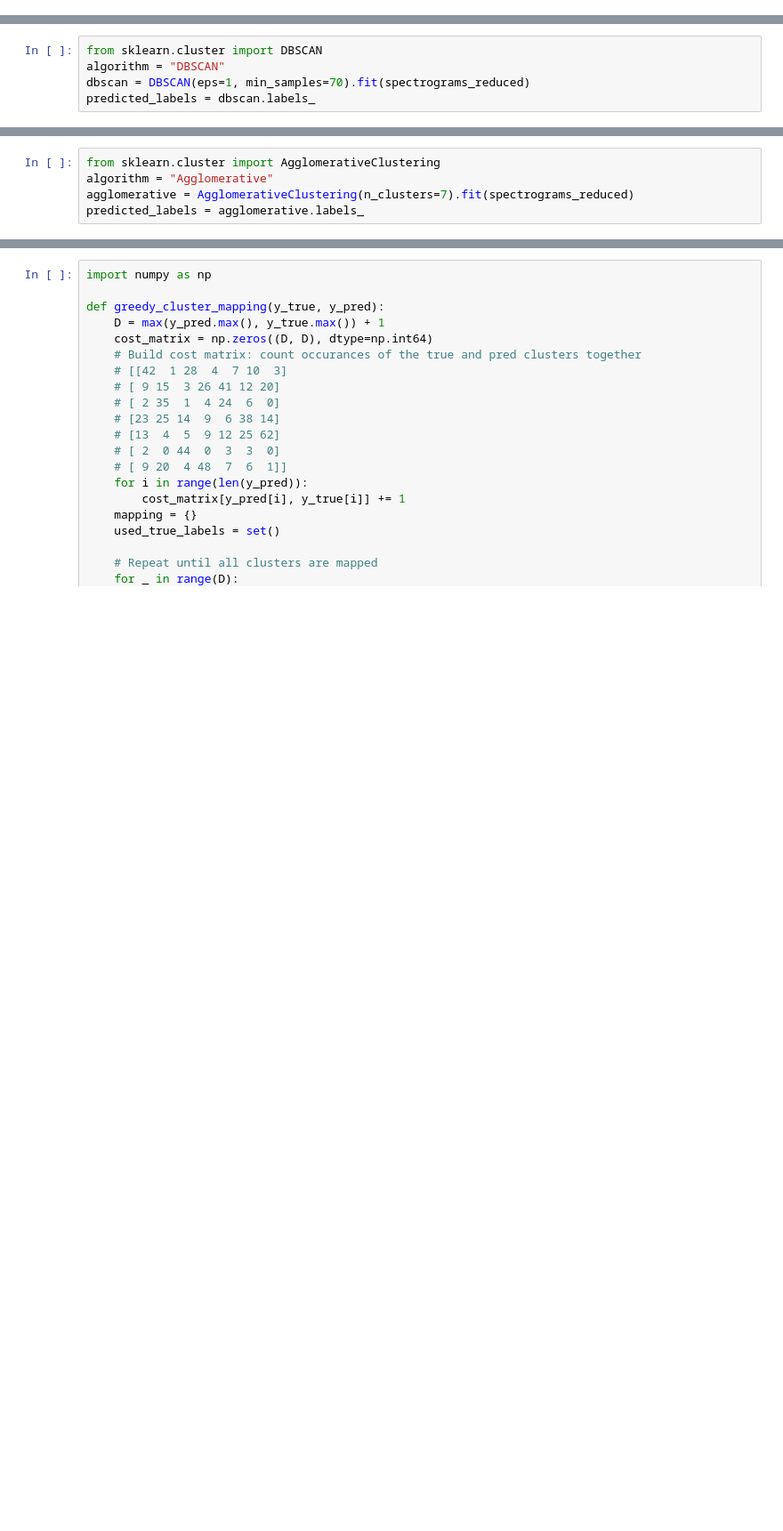
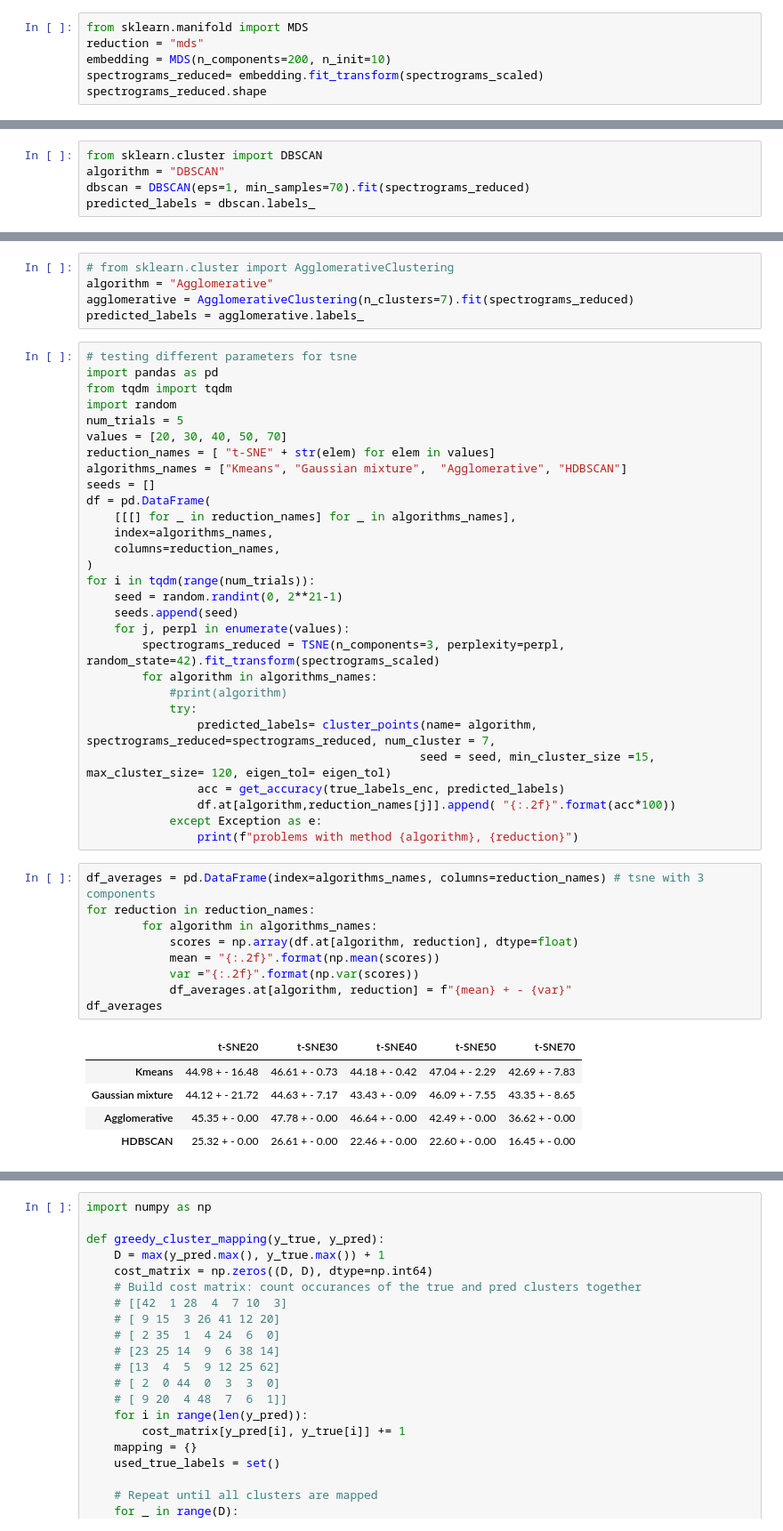
Before and after one commit to PulyaPolya/genres, a Jupyter notebook: ast_embedding_clustering.ipynb, the cells around one changed output, grey strips where cells are left out. Shown: that part at 89% size. Cells and saved outputs as stored; diff of their text form; blank space fills up the shorter version.

```diff
--- a/ast_embedding_clustering.ipynb
+++ b/ast_embedding_clustering.ipynb
@@ -235,0 +247,6 @@ spectrograms_reduced.shape
+# %%
+from sklearn.manifold import MDS
+reduction = "mds"
+embedding = MDS(n_components=200, n_init=10)
+spectrograms_reduced= embedding.fit_transform(spectrograms_scaled)
+spectrograms_reduced.shape
@@ -301,5 +320,49 @@ HDBSCAN Accuracy (after best match) with umap: 39.63%
 # %%
-from sklearn.cluster import AgglomerativeClustering
+# from sklearn.cluster import AgglomerativeClustering
 algorithm = "Agglomerative"
 agglomerative = AgglomerativeClustering(n_clusters=7).fit(spectrograms_reduced)
 predicted_labels = agglomerative.labels_
+# %%
+# testing different parameters for tsne
+import pandas as pd
+from tqdm import tqdm
+import random
+num_trials = 5
+values = [20, 30, 40, 50, 70]
+reduction_names = [ "t-SNE" + str(elem) for elem in values]
+algorithms_names = ["Kmeans", "Gaussian mixture",  "Agglomerative", "HDBSCAN"]
+seeds = []
+df = pd.DataFrame(
+    [[[] for _ in reduction_names] for _ in algorithms_names],
+    index=algorithms_names,
+    columns=reduction_names,
+)
+for i in tqdm(range(num_trials)):
+    seed = random.randint(0, 2**21-1)
+    seeds.append(seed)
+    for j, perpl in enumerate(values):
+        spectrograms_reduced = TSNE(n_components=3, perplexity=perpl, random_state=42).fit_transform(spectrograms_scaled)
+        for algorithm in algorithms_names:
+            #print(algorithm)
+            try:
+                predicted_labels= cluster_points(name= algorithm, spectrograms_reduced=spectrograms_reduced, num_cluster = 7,
+                                                seed = seed, min_cluster_size =15, max_cluster_size= 120, eigen_tol= eigen_tol)
+                acc = get_accuracy(true_labels_enc, predicted_labels)
+                df.at[algorithm,reduction_names[j]].append( "{:.2f}".format(acc*100))
+            except Exception as e:
+                print(f"problems with method {algorithm}, {reduction}")
+# %%
+df_averages = pd.DataFrame(index=algorithms_names, columns=reduction_names) # tsne with 3 components
+for reduction in reduction_names:
+        for algorithm in algorithms_names:
+            scores = np.array(df.at[algorithm, reduction], dtype=float)
+            mean = "{:.2f}".format(np.mean(scores))
+            var ="{:.2f}".format(np.var(scores))
+            df_averages.at[algorithm, reduction] = f"{mean} + - {var}"
+df_averages
+# %% [output]
+|  | t-SNE20 | t-SNE30 | t-SNE40 | t-SNE50 | t-SNE70 |
+| Kmeans | 44.98 + - 16.48 | 46.61 + - 0.73 | 44.18 + - 0.42 | 47.04 + - 2.29 | 42.69 + - 7.83 |
+| Gaussian mixture | 44.12 + - 21.72 | 44.63 + - 7.17 | 43.43 + - 0.09 | 46.09 + - 7.55 | 43.35 + - 8.65 |
+| Agglomerative | 45.35 + - 0.00 | 47.78 + - 0.00 | 46.64 + - 0.00 | 42.49 + - 0.00 | 36.62 + - 0.00 |
+| HDBSCAN | 25.32 + - 0.00 | 26.61 + - 0.00 | 22.46 + - 0.00 | 22.60 + - 0.00 | 16.45 + - 0.00 |
```
Also changed, not shown: parts of 7 cells of this notebook, 2 other files.
